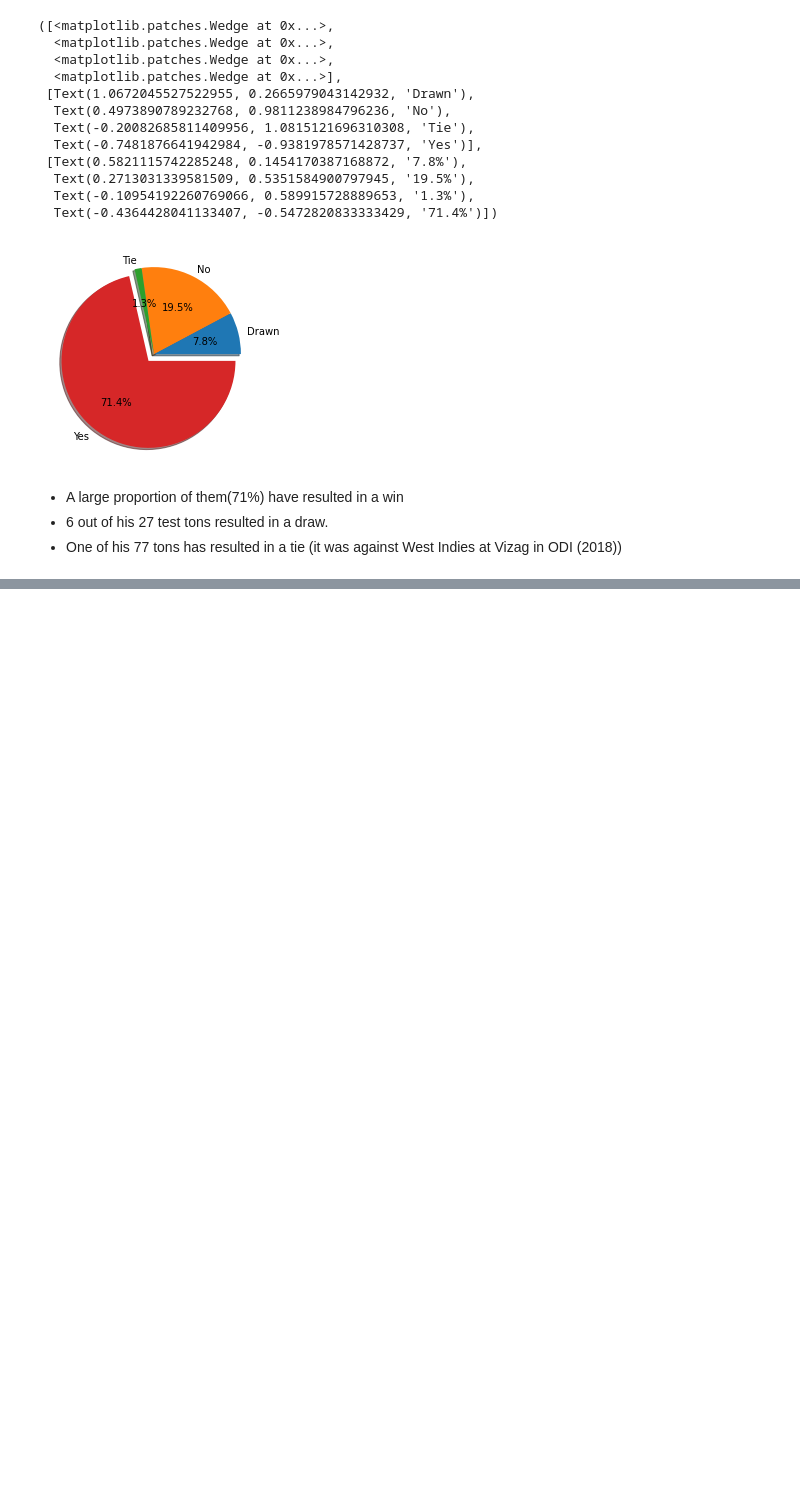
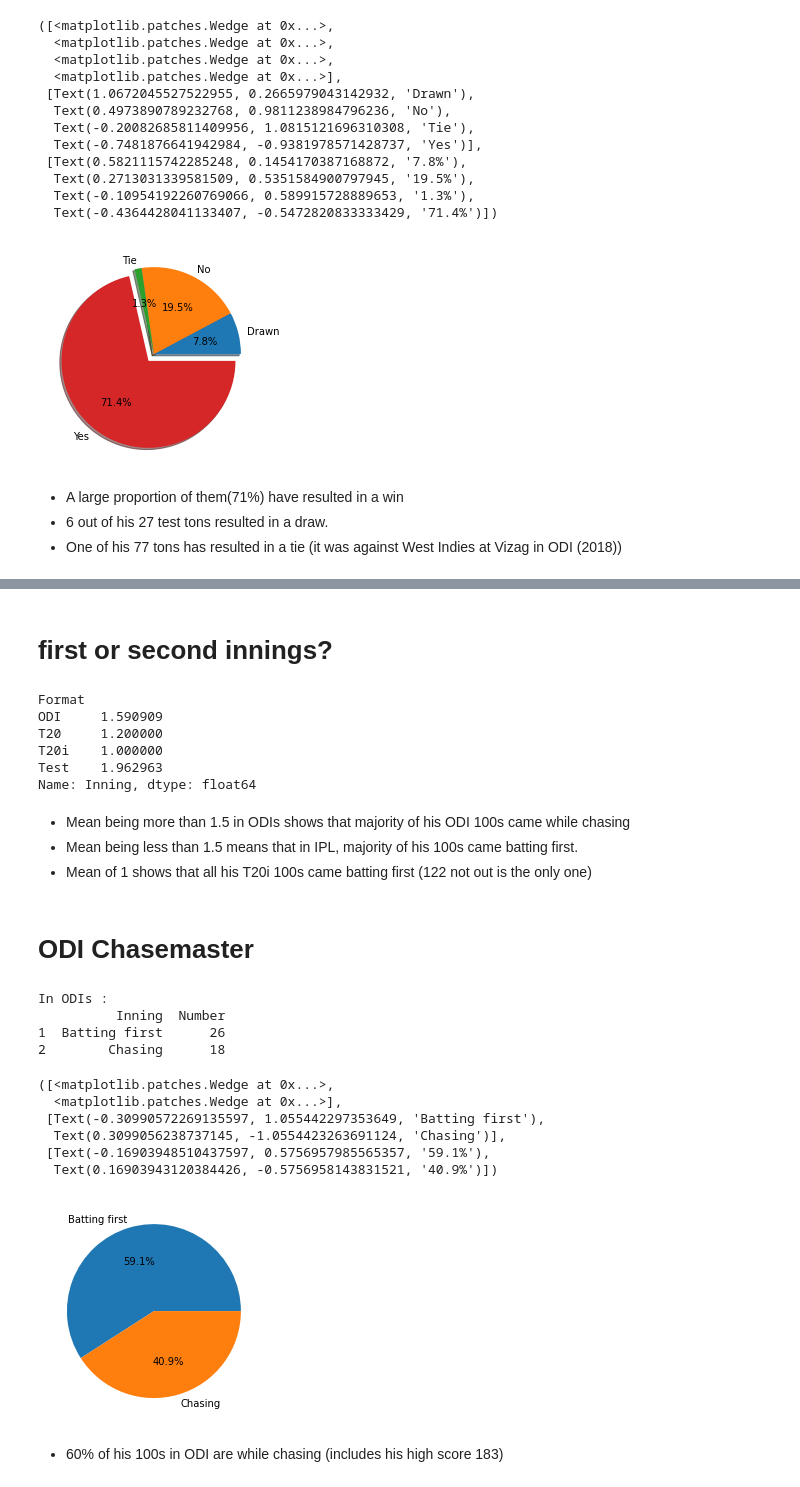
Before and after one commit to Suyashiitr/kaggle, a Jupyter notebook: virat-kohli-100s-visualization.ipynb, the cells around one changed output, grey strips where cells are left out. Drawn from its saved outputs; the diff is of its cells as text; code cells hidden in the pictures; blank space fills up the shorter version.

```diff
--- a/virat-kohli-100s-visualization.ipynb
+++ b/virat-kohli-100s-visualization.ipynb
@@ -285,0 +307,38 @@ Name: Number, dtype: int64
+# %% [markdown]
+# **first or second innings?**
+# %%
+print(vk_for.mean()['Inning'])
+# %% [output]
+Format
+ODI     1.590909
+T20     1.200000
+T20i    1.000000
+Test    1.962963
+Name: Inning, dtype: float64
+# %% [markdown]
+* Mean being more than 1.5 in ODIs shows that majority of his ODI 100s came while chasing
+* Mean being less than 1.5 means that in IPL, majority of his 100s came batting first.
+* Mean of 1 shows that all his T20i 100s came batting first (122 not out is the only one)
+# %% [markdown]
+# **ODI Chasemaster**
+# %%
+odi_ch = vk[(vk.Format=='ODI')&(vk.Inning==2)].count()['Number']
+odi_fi = vk[(vk.Format=='ODI')&(vk.Inning==1)].count()['Number']
+print('In ODIs :')
+vk_in = pd.DataFrame({'Inning':['Batting first','Chasing'],'Number':[odi_ch,odi_fi]},index=[1,2])
+print(vk_in)
+plt.pie(vk_in['Number'],labels=vk_in['Inning'],autopct='%0.1f%%')
+# %% [output]
+In ODIs :
+          Inning  Number
+1  Batting first      26
+2        Chasing      18
+([<matplotlib.patches.Wedge at 0x...>,
+  <matplotlib.patches.Wedge at 0x...>],
+ [Text(-0.30990572269135597, 1.055442297353649, 'Batting first'),
+  Text(0.3099056238737145, -1.0554423263691124, 'Chasing')],
+ [Text(-0.16903948510437597, 0.5756957985565357, '59.1%'),
+  Text(0.16903943120384426, -0.5756958143831521, '40.9%')])
+[figure, added]
+# %% [markdown]
+* 60% of his 100s in ODI are while chasing (includes his high score 183)
```
Also changed, not shown: parts of 5 cells of this notebook.
